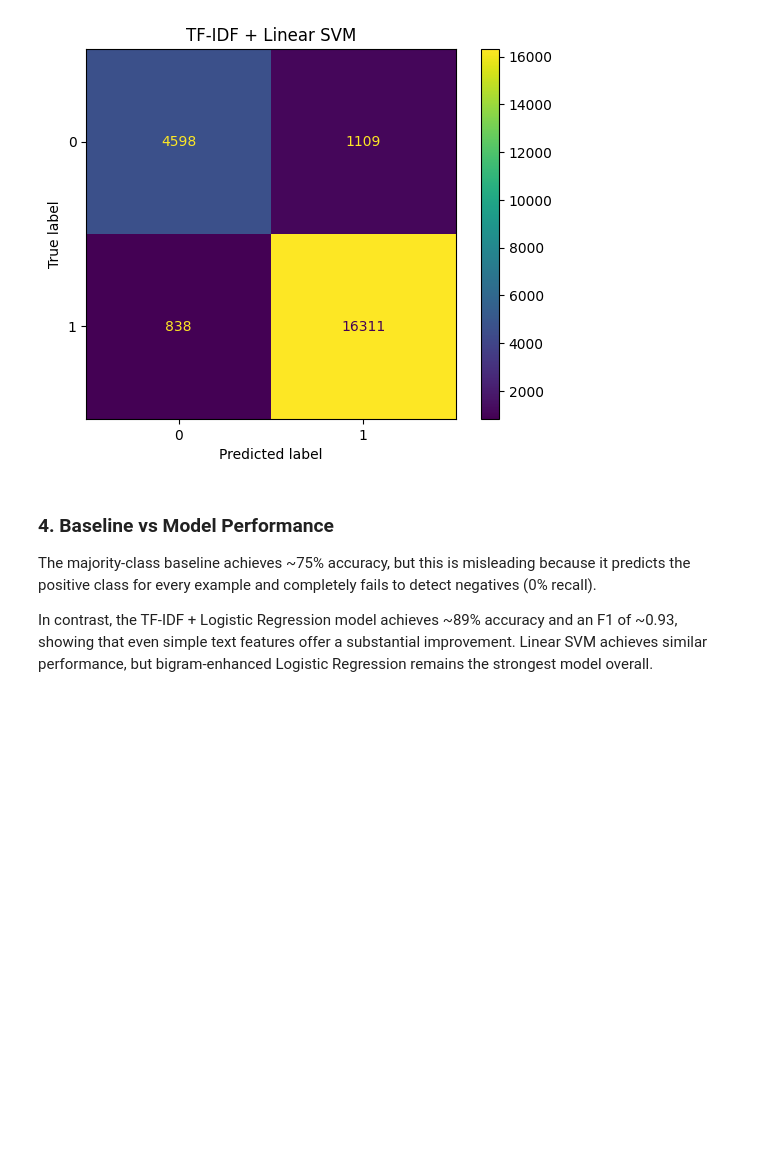
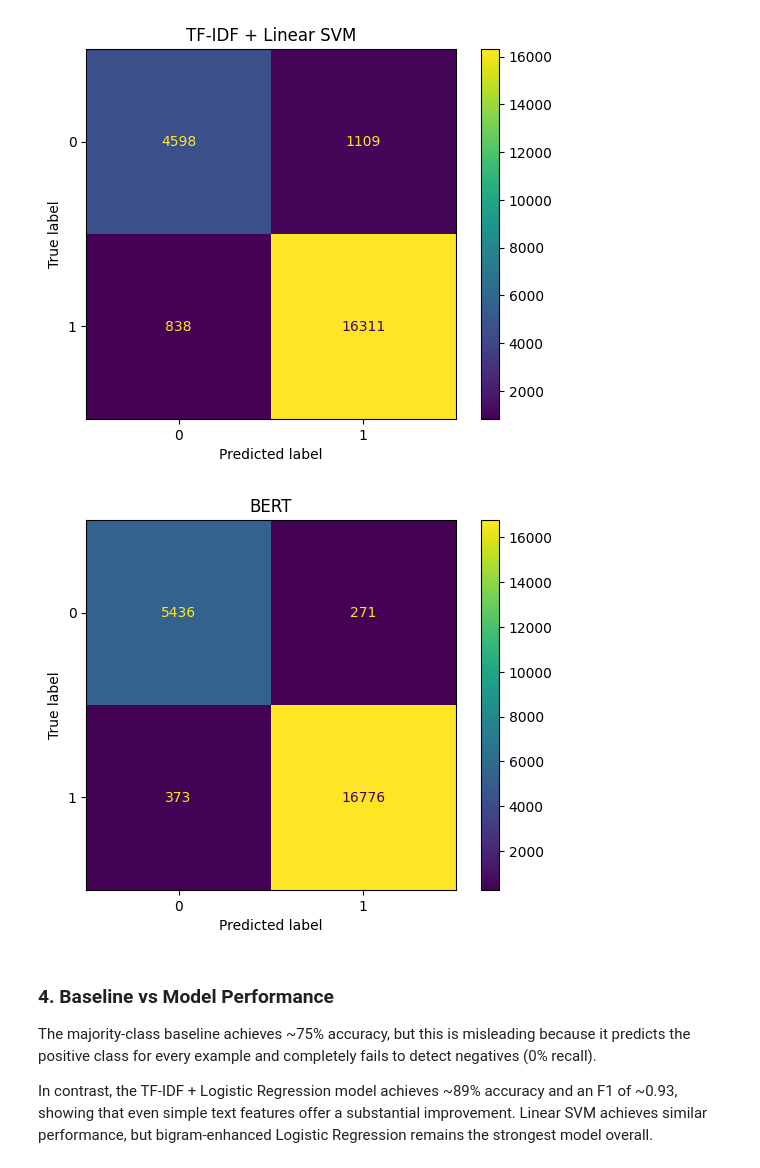
Before and after one commit to shochak2016/ece158-assignment2, a Jupyter notebook: amazon_beauty.ipynb, the cells around one changed output. Saved outputs shown, nothing was run; the diff lists cells and outputs as text; code cells hidden in the pictures; blank space fills up the shorter version.

Commit message:
Added BERT code + confusion matrix

```diff
--- a/amazon_beauty.ipynb
+++ b/amazon_beauty.ipynb
@@ -784,12 +673,12 @@ def predict_proba(texts, batch_size=32, max_length=256):
     return np.array(probs)
 
 valid_probs = predict_proba(X_valid, batch_size=32)
-valid_preds = (valid_probs >= 0.5).astype(int)
-print_basic_stats(y_valid, valid_preds, valid_probs, split_name="VALID (BERT)")
+y_valid_bert = (valid_probs >= 0.5).astype(int)
+print_basic_stats(y_valid, y_valid_bert, valid_probs, split_name="VALID (BERT)")
 
 test_probs = predict_proba(X_test, batch_size=32)
-test_preds = (test_probs >= 0.5).astype(int)
-print_basic_stats(y_test, test_preds, test_probs, split_name="TEST (BERT)")
+y_test_bert = (test_probs >= 0.5).astype(int)
+print_basic_stats(y_test, y_test_bert, test_probs, split_name="TEST (BERT)")
 # %% [output]
 Some weights of DistilBertForSequenceClassification were not initialized from the model checkpoint at distilbert-base-uncased and are newly initialized: ['classifier.bias', 'classifier.weight', 'pre_c ...
 You should probably TRAIN this model on a down-stream task to be able to use it for predictions and inference.
@@ -845,6 +749,17 @@ plt.show()
 [figure]
 [figure]
 [figure]
+# %%
+from sklearn.metrics import ConfusionMatrixDisplay
+
+ConfusionMatrixDisplay.from_predictions(
+    y_valid,
+    y_valid_bert
+)
+plt.title("BERT")
+plt.show()
+# %% [output]
+[figure, added]
 # %% [markdown]
 ### 4. Baseline vs Model Performance
 
```
Also changed, not shown: parts of 3 cells of this notebook.
